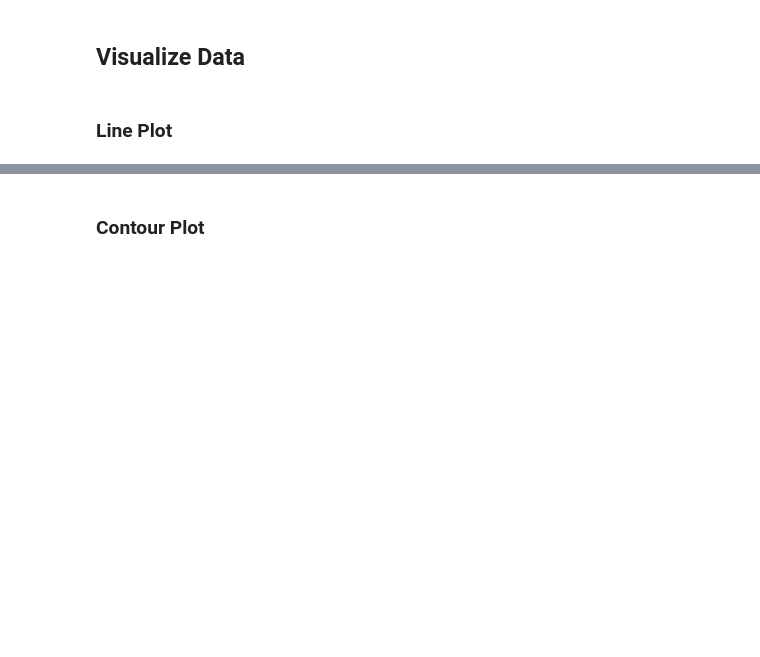
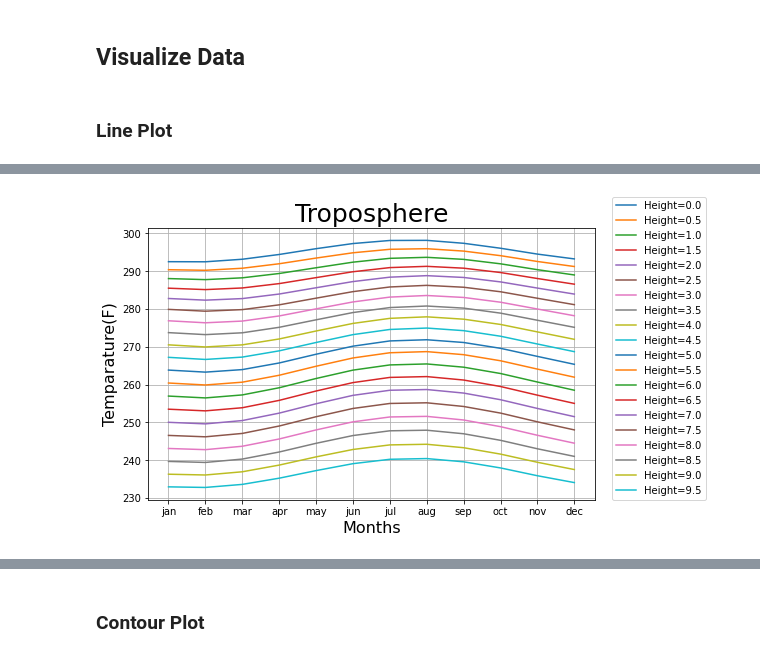
Before and after one commit to alinadevkota/DataViz, a Jupyter notebook: notebooks/load_and_visualize.ipynb, the cells around one changed output, grey strips where cells are left out. Saved outputs shown, nothing was run; the diff lists cells and outputs as text; code cells hidden in the pictures; blank space fills up the shorter version.

```diff
--- a/notebooks/load_and_visualize.ipynb
+++ b/notebooks/load_and_visualize.ipynb
@@ -119,0 +142,12 @@ plt.show()
+# %%
+layers = {
+    "Troposphere": np.linspace(0, 9.5, 20),
+    "Stratosphere": np.linspace(10, 29.5, 40),
+    "Mesosphere": np.linspace(30, 49.5, 40),
+    "Thermosphere (50 KM to 70 KM)": np.linspace(50, 69.5, 40),
+    "Thermosphere (70 KM to 90 KM)": np.linspace(70, 89.5, 40),
+    "Thermosphere (90 KM to 110 KM)": np.linspace(90, 109.5, 40),
+    "Thermosphere (110 KM to 121 KM)": np.linspace(110, 121, 23),
+    "Thermosphere": np.linspace(50, 121, 143),
+}
+layers
@@ -119,0 +172,26 @@ plt.show()
+# %%
+
+def plot_layer(layer, heights, fig_height):
+    fig,ax = plt.subplots(1, figsize=(8,fig_height))
+    months = list(sorted_dfs.keys())
+    for i, height in enumerate(heights):
+        temps = []
+        for month, df in sorted_dfs.items():
+            avg_temp = df["avg_temperature"].values[i]
+            temps.append(avg_temp)
+        ax.plot(months, temps, label=f'Height={height}')
+    ax.set_title(layer, fontsize=25)
+    ax.set_xlabel("Months", fontsize=16)
+    ax.set_ylabel("Temparature(F)", fontsize=16)
+    ax.xaxis.set_major_locator(MultipleLocator(1))
+    # ax.yaxis.set_major_locator(MultipleLocator())
+    ax.grid()
+    ax.legend(loc=(1.04,0))
+    plt.savefig(f'./output/{layer}.pdf')
+
+
+
+l = "Troposphere"
+plot_layer(l, layers[l], 5)
+# %% [output]
+[figure, added]
```
Also changed, not shown: parts of 10 cells of this notebook.
